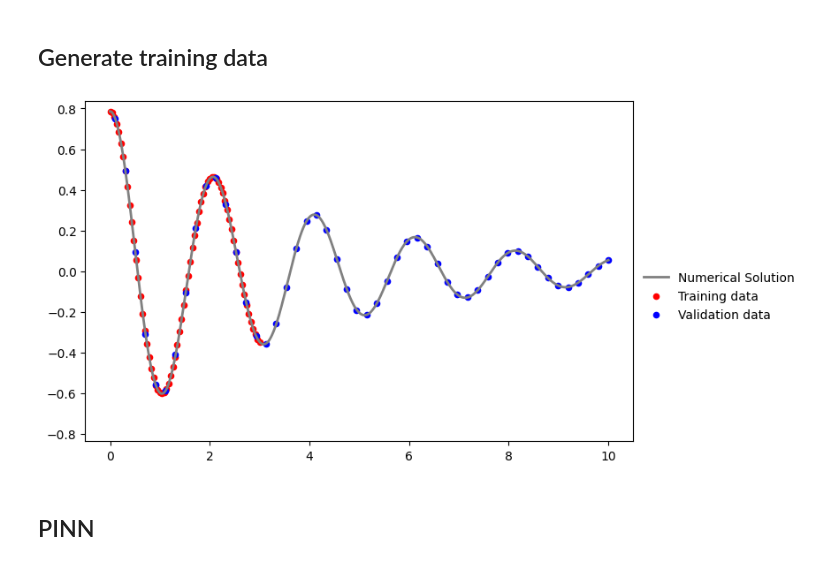
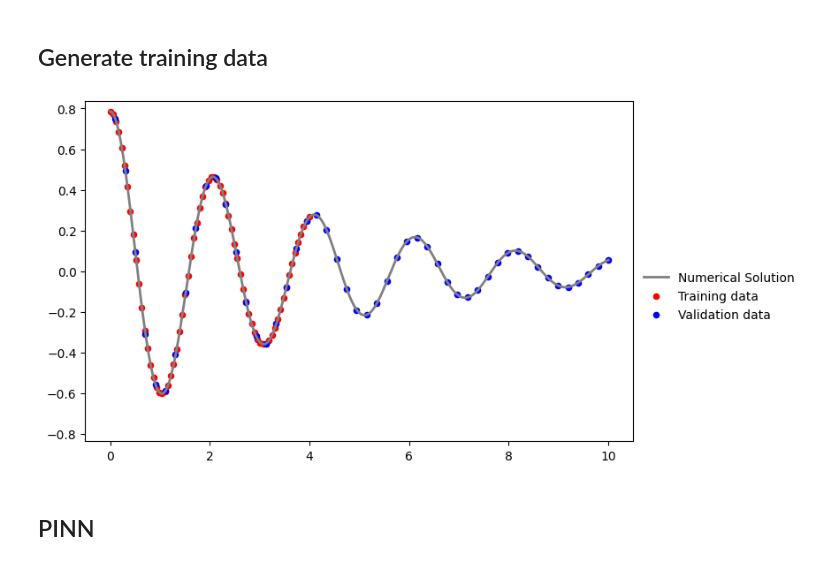
Before and after one commit to Mehdi-Haned/PINNs-Spring2025, a Jupyter notebook: Nonlinear_Pendelum_PINN.ipynb, the cells around one changed output. Cells and saved outputs as stored; diff of their text form; code cells hidden in the pictures.

```diff
--- a/Nonlinear_Pendelum_PINN.ipynb
+++ b/Nonlinear_Pendelum_PINN.ipynb
@@ -46,36 +46,36 @@ t = torch.linspace(ti, tf, N).view(-1,1)
 
 # Numerical Solution
 def ODE(X, t):
     dXdt = [X[1], -(w0**2)*np.sin(X[0]) - b*X[1]]
     return dXdt
 
 solution = odeint(ODE, X0, t.numpy().flatten())
 x        = torch.from_numpy(solution[:,0]).view(-1,1)
 dx       = torch.from_numpy(solution[:,1]).view(-1,1)
 x_max    = torch.max(torch.abs(x))
 
 solution.dtype = np.double
 
 # Pick a few points from the left hand side to be training data
-t_data  = torch.linspace(0, 3, 70).view(-1,1)
+t_data  = torch.linspace(ti, 0.4*tf, 70).view(-1,1)
 x_data  = x[torch.searchsorted(t.flatten(), t_data.flatten())]
 dx_data = dx[torch.searchsorted(t.flatten(), t_data.flatten())]
 
 # Pick a few points for validation
-t_val  = torch.linspace(0.1, 10, 50).view(-1,1)
+t_val  = torch.linspace(ti+0.1, tf, 50).view(-1,1)
 x_val  = x[torch.searchsorted(t.flatten(), t_val.flatten())]
 dx_val = dx[torch.searchsorted(t.flatten(), t_val.flatten())]
 
 plt.figure(figsize=(8,5))
 
 plt.plot(t, solution[:,0], label="Numerical Solution", color='grey', lw=2, alpha=1, linestyle='-')
 plt.scatter(t_data, x_data, color="red", label="Training data", s=20)
 plt.scatter(t_val, x_val, color="blue", label="Validation data", s=20)
 plt.ylim(-x_max-.05, x_max+0.05)
 plt.legend(frameon=False, loc=(1.01, 0.34))
 plt.show()
 # %% [output]
-[figure, old version]
+[figure, new version]
 # %%
 # Plotting Function
 
```
Also changed, not shown: parts of 4 cells of this notebook, 8 other files.
